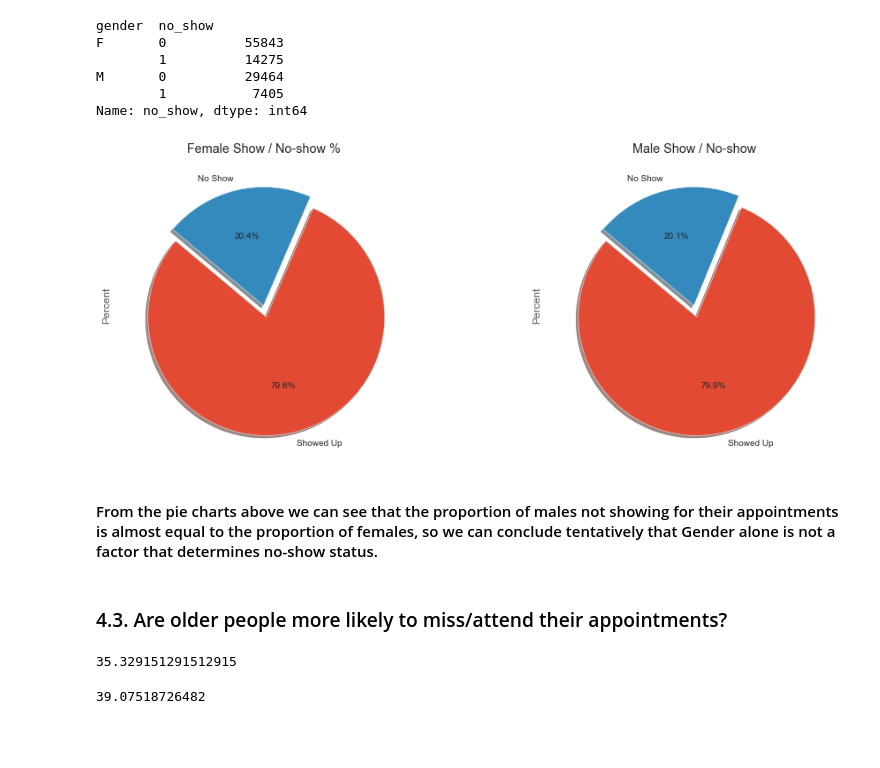
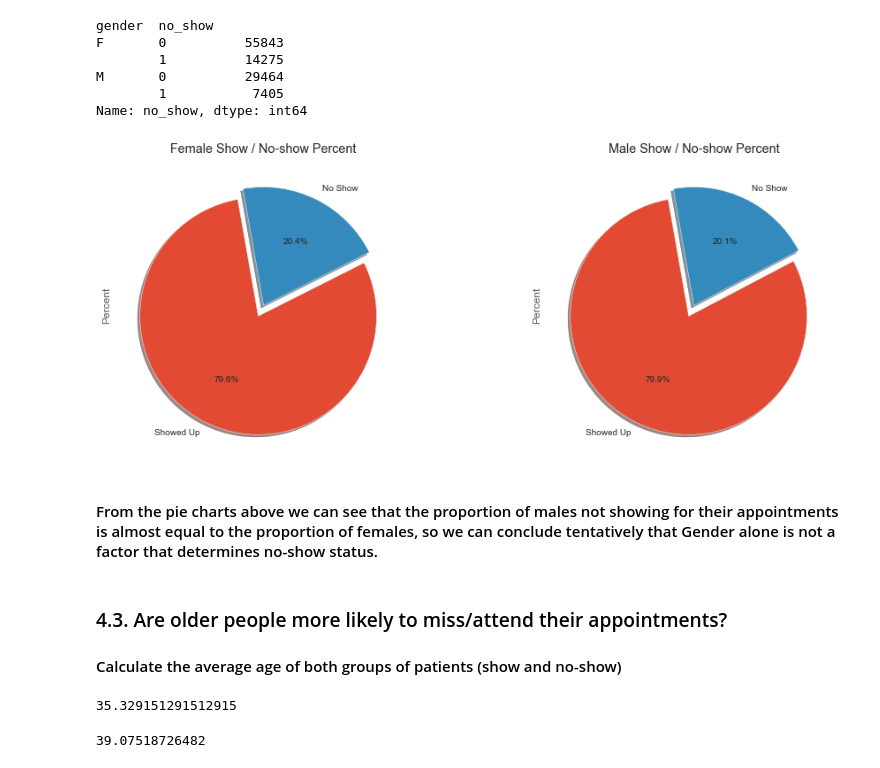
Before and after one commit to walidsi/Udacity_ADA, a Jupyter notebook: No_Show_Appointments_Analysis.ipynb, the cells around one changed output. Cells and saved outputs as stored; diff of their text form; code cells hidden in the pictures; blank space fills up the shorter version.

```diff
--- a/No_Show_Appointments_Analysis.ipynb
+++ b/No_Show_Appointments_Analysis.ipynb
@@ -244,7 +238,7 @@ df.rename(columns = {'PatientId': 'patient_id',
 df['no_show'] = df['no_show'].map({'Yes': 1, 'No': 0})
 # %%
 #Convert handcap column to 1,0 for better analysis
-df['handcap'] = df['handcap'].map({0: 0, 1: 1, 2: 1, 3: 1, 4: 1})
+#df['handcap'] = df['handcap'].map({0: 0, 1: 1, 2: 1, 3: 1, 4: 1})
 # %%
 # Create a column for the number of days between scheduling the appoointment and the appointment date
 df['lead_days'] = df['appointment_day'].apply(lambda x: x.date) - df['scheduled_day'].apply(lambda x: x.date)
@@ -300,26 +293,26 @@ Name: no_show, dtype: int64
 # %%
 # Check no-show by gender
 #print(plt.style.available)
 plt.style.use('ggplot')
 labels = ['Showed Up', 'No Show']
 
 fig, ax = plt.subplots(1, 2, figsize=(16, 6))
-group_counts['F'].plot(kind='pie', autopct='%1.1f%%', shadow=True, startangle=140, explode=(0.1, 0),
-                    labels=labels, title = 'Female Show / No-show %', ylabel='Percent', ax=ax[0]);
-group_counts['M'].plot(kind='pie', autopct='%1.1f%%', shadow=True, startangle=140, explode=(0.1, 0),
-                    labels=labels, title = 'Male Show / No-show', ylabel='Percent', ax=ax[1]);
+group_counts['F'].plot(kind='pie', autopct='%1.1f%%', shadow=True, startangle=100, explode=(0.1, 0),
+                    labels=labels, title = 'Female Show / No-show Percent', ylabel='Percent', ax=ax[0]);
+group_counts['M'].plot(kind='pie', autopct='%1.1f%%', shadow=True, startangle=100, explode=(0.1, 0),
+                    labels=labels, title = 'Male Show / No-show Percent', ylabel='Percent', ax=ax[1]);
 # %% [output]
-[figure, old version]
+[figure, new version]
 # %% [markdown]
 #### From the pie charts above we can see that the proportion of males not showing for their appointments is almost equal to the proportion of females, so we can conclude tentatively that Gender alone is not a factor that determines no-show status.
 # %% [markdown]
 ### 4.3. Are older people more likely to miss/attend their appointments?
+
+#### Calculate the average age of both groups of patients (show and no-show)
-# %%
-# Use this, and more code cells, to explore your data. Don't forget to add
-#   Markdown cells to document your observations and findings.
-df.age[noshow].mean()
-# %% [output]
-35.329151291512915
+# %%
+df.age[noshow].mean()
+# %% [output]
+35.329151291512915
 # %%
 df.age[showed].mean()
 # %% [output]
```
Also changed, not shown: parts of 26 cells of this notebook.
